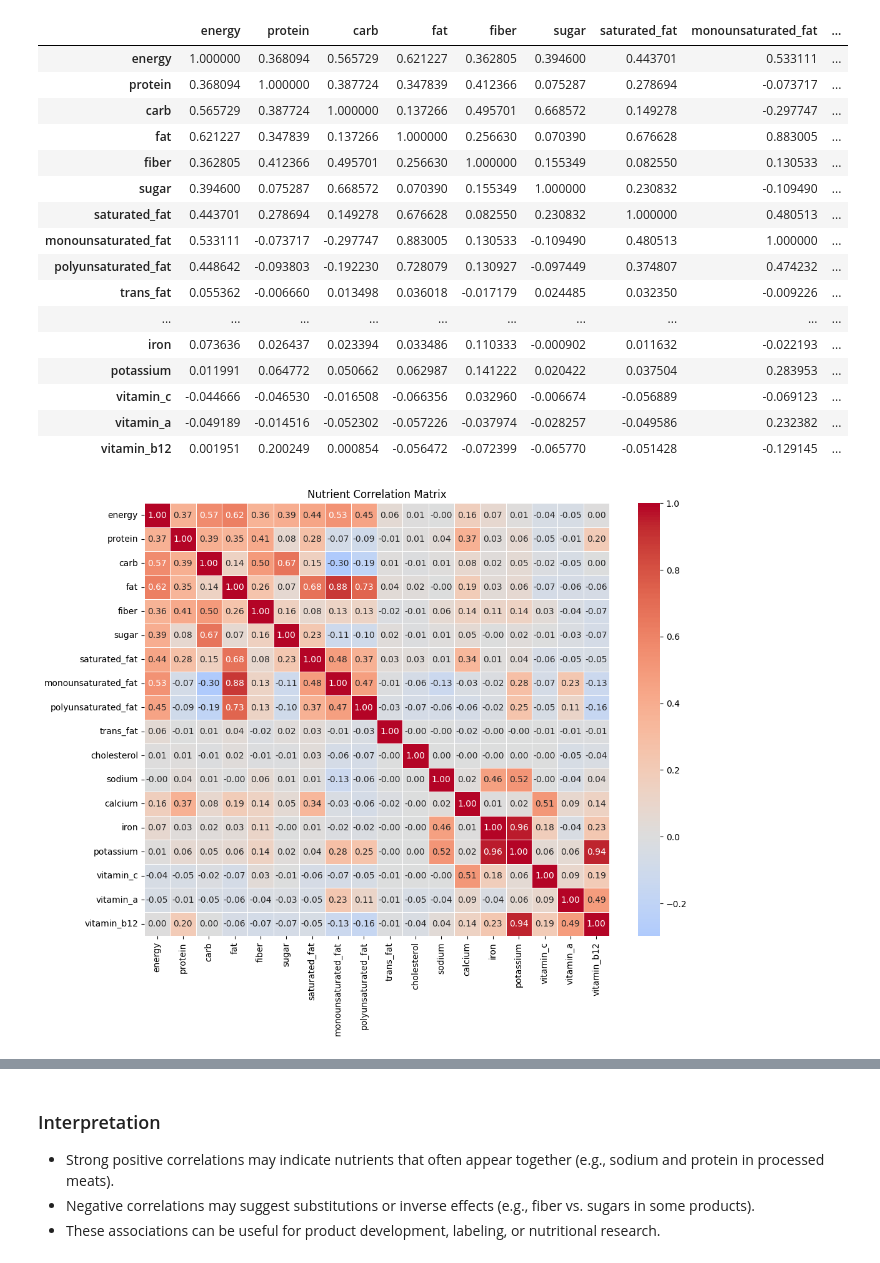
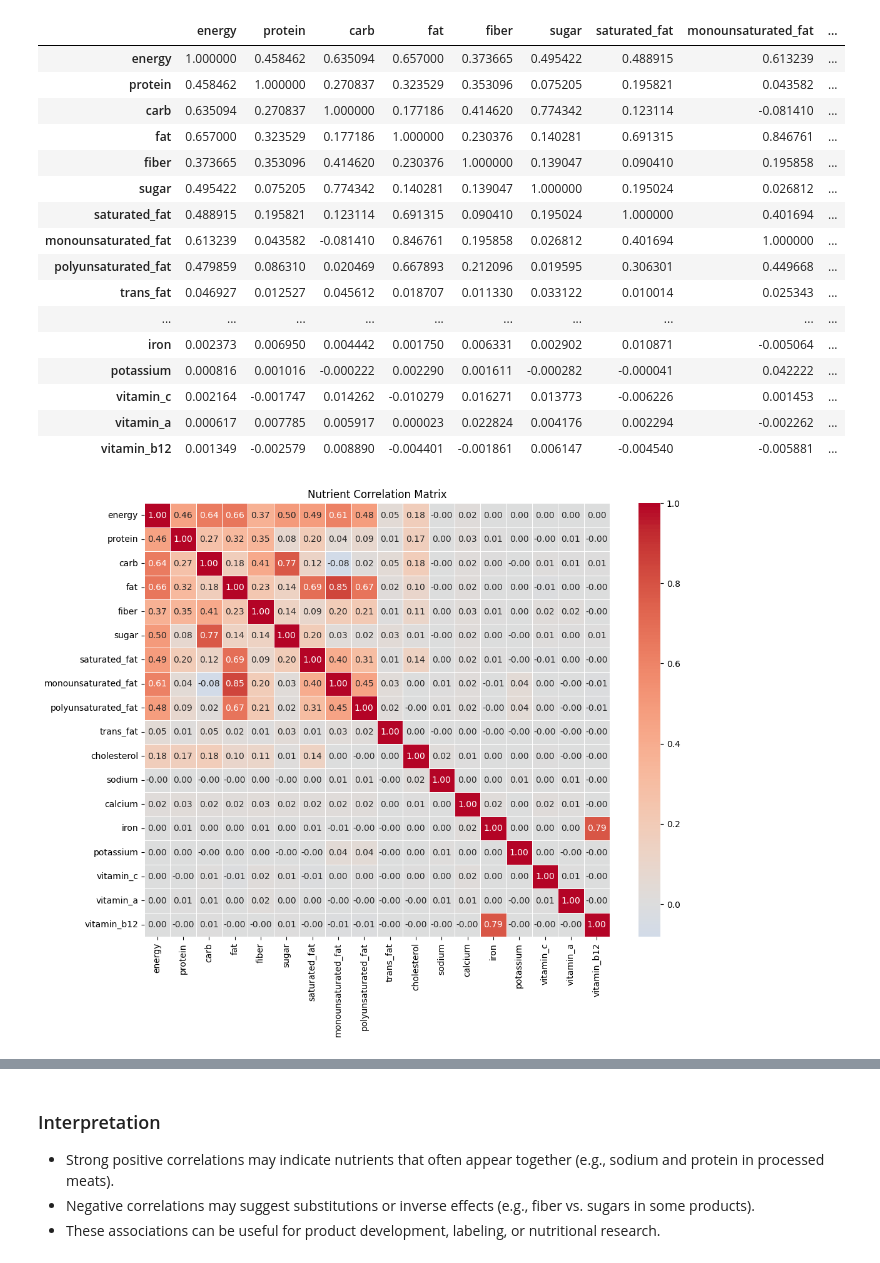
Before and after one commit to Tedyst/FII-BDA, a Jupyter notebook: scripts/nutritional_correlation_analysis.ipynb, the cells around one changed output, grey strips where cells are left out. Saved outputs shown, nothing was run; the diff lists cells and outputs as text; code cells hidden in the pictures.

```diff
--- a/scripts/nutritional_correlation_analysis.ipynb
+++ b/scripts/nutritional_correlation_analysis.ipynb
@@ -16,8 +21,7 @@ Spark version: 4.0.1
 # %%
 # Configuration
-input_path = "../output/nutritional_profiles"
-fallback_file = "../output/nutritional_profiles/part-00000-d5d8abf9-0202-406e-af46-ff13446ce22f-c000.snappy.parquet"
-output_dir = "../output/NutritionalCorrelation"
+input_path = f"{path_prefix}/output/nutritional_profiles"
+output_dir = f"{path_prefix}/output/NutritionalCorrelation"
 
 # Strict schema mapping (edit as needed for your dataset)
 schema_columns = {
@@ -98,57 +86,42 @@ only showing top 5 rows
 # Example: df = df.filter(df.category == 'branded_food')
 # (Add more filters as needed)
 # %%
-# Prepare for correlation: select only nutrient columns, drop rows with too many missing values (PySpark only)
+# Prepare for correlation: select only nutrient columns, drop rows with too many missing values
+from pyspark.sql.functions import col
 min_valid = 3  # require at least 3 non-null nutrients
-from pyspark.sql.functions import col
 valid_row = sum([col(c).isNotNull().cast('int') for c in nutrient_cols]) >= min_valid
 df_valid = df.where(valid_row)
 
-def compute_corr_matrix_spark(df, cols):
-    n = len(cols)
-    corr_matrix = np.zeros((n, n))
-    for i in range(n):
-        for j in range(n):
-            if i == j:
-                corr_matrix[i, j] = 1.0
-            elif i < j:
-                val = df.stat.corr(cols[i], cols[j])
-                corr_matrix[i, j] = val
-                corr_matrix[j, i] = val
-    return corr_matrix
-
-corr_matrix = compute_corr_matrix_spark(df_valid, nutrient_cols)
+# Collect to pandas for correlation matrix (PySpark does not have built-in corr matrix)
+pdf = df_valid.select(nutrient_cols).toPandas()
+corr_matrix = pdf.corr(method='pearson')
+corr_matrix
 # %% [output]
 |  | energy | protein | carb | fat | fiber | sugar | saturated_fat | monounsaturated_fat | ... |
-| energy | 1.000000 | 0.368094 | 0.565729 | 0.621227 | 0.362805 | 0.394600 | 0.443701 | 0.533111 | ... |
-| protein | 0.368094 | 1.000000 | 0.387724 | 0.347839 | 0.412366 | 0.075287 | 0.278694 | -0.073717 | ... |
-| carb | 0.565729 | 0.387724 | 1.000000 | 0.137266 | 0.495701 | 0.668572 | 0.149278 | -0.297747 | ... |
-| fat | 0.621227 | 0.347839 | 0.137266 | 1.000000 | 0.256630 | 0.070390 | 0.676628 | 0.883005 | ... |
-| fiber | 0.362805 | 0.412366 | 0.495701 | 0.256630 | 1.000000 | 0.155349 | 0.082550 | 0.130533 | ... |
-| sugar | 0.394600 | 0.075287 | 0.668572 | 0.070390 | 0.155349 | 1.000000 | 0.230832 | -0.109490 | ... |
-| saturated_fat | 0.443701 | 0.278694 | 0.149278 | 0.676628 | 0.082550 | 0.230832 | 1.000000 | 0.480513 | ... |
-| monounsaturated_fat | 0.533111 | -0.073717 | -0.297747 | 0.883005 | 0.130533 | -0.109490 | 0.480513 | 1.000000 | ... |
-| polyunsaturated_fat | 0.448642 | -0.093803 | -0.192230 | 0.728079 | 0.130927 | -0.097449 | 0.374807 | 0.474232 | ... |
-| trans_fat | 0.055362 | -0.006660 | 0.013498 | 0.036018 | -0.017179 | 0.024485 | 0.032350 | -0.009226 | ... |
+| energy | 1.000000 | 0.458462 | 0.635094 | 0.657000 | 0.373665 | 0.495422 | 0.488915 | 0.613239 | ... |
+| protein | 0.458462 | 1.000000 | 0.270837 | 0.323529 | 0.353096 | 0.075205 | 0.195821 | 0.043582 | ... |
+| carb | 0.635094 | 0.270837 | 1.000000 | 0.177186 | 0.414620 | 0.774342 | 0.123114 | -0.081410 | ... |
+| fat | 0.657000 | 0.323529 | 0.177186 | 1.000000 | 0.230376 | 0.140281 | 0.691315 | 0.846761 | ... |
+| fiber | 0.373665 | 0.353096 | 0.414620 | 0.230376 | 1.000000 | 0.139047 | 0.090410 | 0.195858 | ... |
+| sugar | 0.495422 | 0.075205 | 0.774342 | 0.140281 | 0.139047 | 1.000000 | 0.195024 | 0.026812 | ... |
+| saturated_fat | 0.488915 | 0.195821 | 0.123114 | 0.691315 | 0.090410 | 0.195024 | 1.000000 | 0.401694 | ... |
+| monounsaturated_fat | 0.613239 | 0.043582 | -0.081410 | 0.846761 | 0.195858 | 0.026812 | 0.401694 | 1.000000 | ... |
+| polyunsaturated_fat | 0.479859 | 0.086310 | 0.020469 | 0.667893 | 0.212096 | 0.019595 | 0.306301 | 0.449668 | ... |
+| trans_fat | 0.046927 | 0.012527 | 0.045612 | 0.018707 | 0.011330 | 0.033122 | 0.010014 | 0.025343 | ... |
 | ... | ... | ... | ... | ... | ... | ... | ... | ... | ... |
-| iron | 0.073636 | 0.026437 | 0.023394 | 0.033486 | 0.110333 | -0.000902 | 0.011632 | -0.022193 | ... |
-| potassium | 0.011991 | 0.064772 | 0.050662 | 0.062987 | 0.141222 | 0.020422 | 0.037504 | 0.283953 | ... |
-| vitamin_c | -0.044666 | -0.046530 | -0.016508 | -0.066356 | 0.032960 | -0.006674 | -0.056889 | -0.069123 | ... |
-| vitamin_a | -0.049189 | -0.014516 | -0.052302 | -0.057226 | -0.037974 | -0.028257 | -0.049586 | 0.232382 | ... |
-| vitamin_b12 | 0.001951 | 0.200249 | 0.000854 | -0.056472 | -0.072399 | -0.065770 | -0.051428 | -0.129145 | ... |
+| iron | 0.002373 | 0.006950 | 0.004442 | 0.001750 | 0.006331 | 0.002902 | 0.010871 | -0.005064 | ... |
+| potassium | 0.000816 | 0.001016 | -0.000222 | 0.002290 | 0.001611 | -0.000282 | -0.000041 | 0.042222 | ... |
+| vitamin_c | 0.002164 | -0.001747 | 0.014262 | -0.010279 | 0.016271 | 0.013773 | -0.006226 | 0.001453 | ... |
+| vitamin_a | 0.000617 | 0.007785 | 0.005917 | 0.000023 | 0.022824 | 0.004176 | 0.002294 | -0.002262 | ... |
+| vitamin_b12 | 0.001349 | -0.002579 | 0.008890 | -0.004401 | -0.001861 | 0.006147 | -0.004540 | -0.005881 | ... |
 # %%
-# Visualize correlation matrix as heatmap (no pandas)
+# Visualize correlation matrix as heatmap
+import seaborn as sns
+import matplotlib.pyplot as plt
 plt.figure(figsize=(12, 9))
-plt.imshow(corr_matrix, cmap="coolwarm", vmin=-1, vmax=1)
-plt.colorbar(label="Pearson r")
-plt.xticks(np.arange(len(nutrient_cols)), nutrient_cols, rotation=90)
-plt.yticks(np.arange(len(nutrient_cols)), nutrient_cols)
-plt.title("Nutrient Correlation Matrix (PySpark)")
-for i in range(len(nutrient_cols)):
-    for j in range(len(nutrient_cols)):
-        plt.text(j, i, f"{corr_matrix[i, j]:.2f}", ha="center", va="center", color="black", fontsize=8)
-plt.tight_layout()
+sns.heatmap(corr_matrix, annot=True, fmt=".2f", cmap="coolwarm", center=0, linewidths=0.5)
+plt.title("Nutrient Correlation Matrix")
 plt.show()
 # %% [output]
-[figure, old version]
+[figure, new version]
 # %%
```
Also changed, not shown: parts of 4 cells of this notebook, 11 other files.
